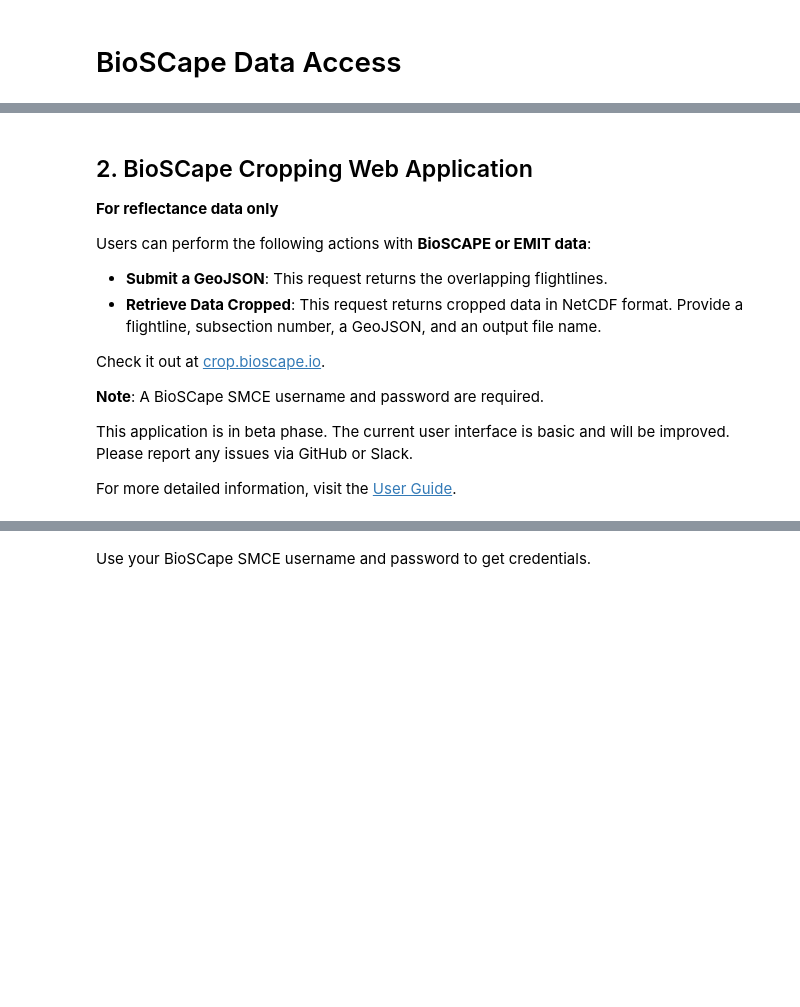
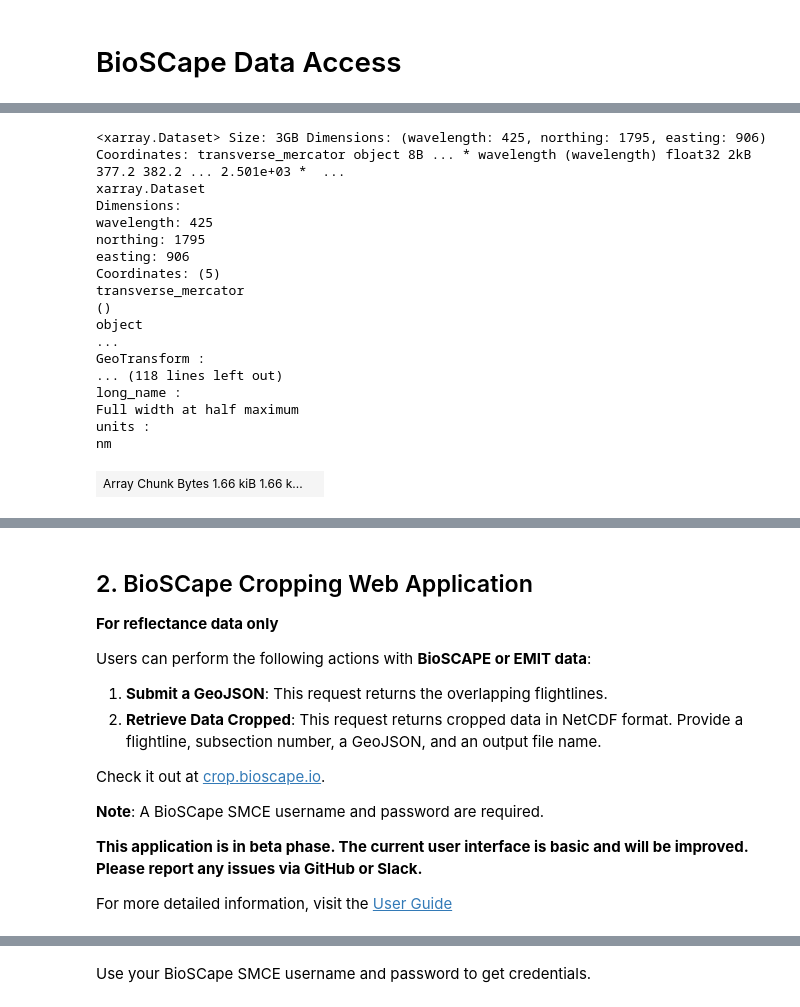
Before and after one commit to BioSCape-io/BioSCape-SMCE-User-Guide, a Jupyter notebook: docs/source/notebooks/data_access.ipynb, the cells around one changed output, grey strips where cells are left out. Drawn from its saved outputs; the diff is of its cells as text; code cells hidden in the pictures; blank space fills up the shorter version.

```diff
--- a/docs/source/notebooks/data_access.ipynb
+++ b/docs/source/notebooks/data_access.ipynb
@@ -91,0 +199,52 @@ array([[[-9999., -9999., -9999., ..., -9999., -9999., -9999.],
+# %%
+%%time
+# 3D example
+
+# Radiance data
+ds = data[1].read_chunked()
+
+# This assumes nan is the nodata value
+line = ds.line.where(~ds.line.isnull(), -9999).astype(int)
+sample = ds.sample.where(~ds.sample.isnull(), -9999).astype(int)
+
+# Generate a nodata mask
+mask = (line != -9999) & (sample != -9999)
+
+# The tables have negative values where a nearest neighbor value was inserted, We need to switch these to posivitive in order to perform the broadcasting operation
+line = xr.where((line < 0) & (line != -9999), -line, line)
+sample = xr.where((sample < 0) & (sample != -9999), -sample, sample)
+
+valid_glt = mask.values
+
+# Create an output dataset, since this is for radiance, we want 425 bands and then the shape of line or sample
+out_ds = np.zeros((425, line.shape[0], line.shape[1]), dtype=np.float32)  + np.nan
+
+# load the data we want to orthorectify into memory
+ds_array = ds.radiance.values
+
+# Peform the broadcasting operation. The larger chunk_size is the faster the oepration will go, but more memory will be required.
+chunk_size = 500
+for x in range(0, valid_glt.shape[0], chunk_size):
+    x = slice(x, min(x + chunk_size, valid_glt.shape[0]))
+    y =  valid_glt[x,:]
+    valid_y = np.where(valid_glt[slice(0, 10), :])[1]
+    out_ds[:, x][:, y] = ds_array[:, line.values[x][y] -1, sample.values[x][y] -1]
+
+
+# Use the outputs to create an Xarray dataset
+coords = {
+    'wavelength': ds.wavelength,
+    'northing': ds.northing,
+    'easting': ds.easting,
+    'transverse_mercator': ds.transverse_mercator
+}
+
+data_vars = {
+    'radiance': (['wavelength', 'northing', 'easting'], out_ds),
+    'fwhm': ds.fwhm
+}
+
+ds_out = xr.Dataset(data_vars, coords=coords, attrs=ds.attrs)
+ds_out.rio.write_crs(ds_out.transverse_mercator.attrs['crs_wkt'], inplace=True)
+ds_out
+# %% [output]
@@ -91,0 +253,18 @@ array([[[-9999., -9999., -9999., ..., -9999., -9999., -9999.],
+<xarray.Dataset> Size: 3GB Dimensions: (wavelength: 425, northing: 1795, easting: 906) Coordinates: transverse_mercator object 8B ... * wavelength (wavelength) float32 2kB 377.2 382.2 ... 2.501e+03 *  ...
+xarray.Dataset
+Dimensions:
+wavelength: 425
+northing: 1795
+easting: 906
+Coordinates: (5)
+transverse_mercator
+()
+object
+...
+GeoTransform :
+... (118 lines left out)
+long_name :
+Full width at half maximum
+units :
+nm
+| Array Chunk Bytes 1.66 kiB 1.66 k... |  |
@@ -96,16 +292,16 @@ array([[[-9999., -9999., -9999., ..., -9999., -9999., -9999.],
 
 Users can perform the following actions with **BioSCAPE or EMIT data**:
 
-- **Submit a GeoJSON**: This request returns the overlapping flightlines.
-- **Retrieve Data Cropped**: This request returns cropped data in NetCDF format. Provide a flightline, subsection number, a GeoJSON, and an output file name.
+1. **Submit a GeoJSON**: This request returns the overlapping flightlines.
+2. **Retrieve Data Cropped**: This request returns cropped data in NetCDF format. Provide a flightline, subsection number, a GeoJSON, and an output file name.
 
 Check it out at [crop.bioscape.io](https://crop.bioscape.io).
 
 **Note**: A BioSCape SMCE username and password are required.
 
-This application is in beta phase. The current user interface is basic and will be improved. Please report any issues via GitHub or Slack.
+**This application is in beta phase. The current user interface is basic and will be improved. Please report any issues via GitHub or Slack.**
 
-For more detailed information, visit the [User Guide](https://bioscape-smce-user-guide.readthedocs.io/en/latest/pages/cropping_app.html).
+For more detailed information, visit the [User Guide](pages/cropping_app)
 # %% [markdown]
 ## 3. BioSCape Tools Python Library
 
```
Also changed, not shown: parts of 20 cells of this notebook.
